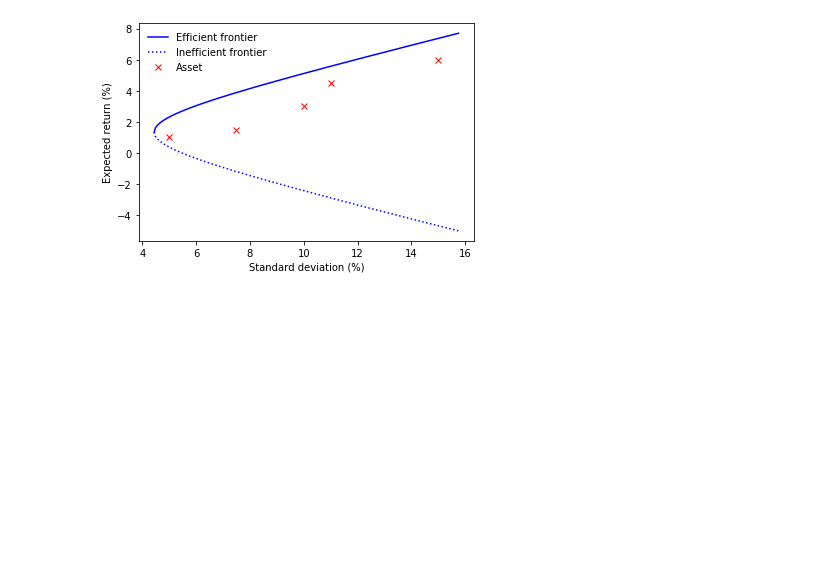
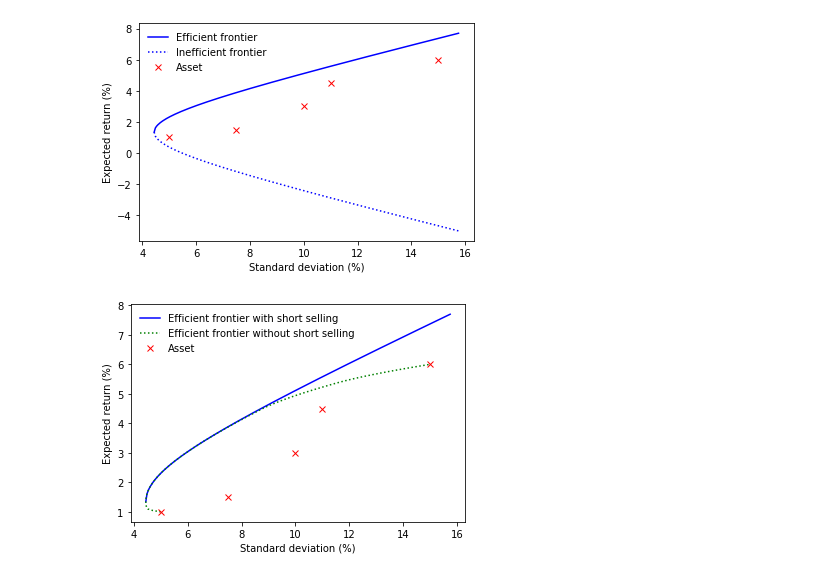
Before and after one commit to nakatsuma/GES-PEARL, a Jupyter notebook: notebook/ges_mvf.ipynb, the cells around one changed output. Drawn from its saved outputs; the diff is of its cells as text; code cells hidden in the pictures; blank space fills up the shorter version.

```diff
--- a/notebook/ges_mvf.ipynb
+++ b/notebook/ges_mvf.ipynb
@@ -108,13 +178,3 @@ $$
 \frac{A - \sqrt{D(C\sigma_P^2 - 1)}}{C}, & \mu_P < \frac{A}{C}.
 \end{cases}
 $$
-# %%
-V_Target = np.linspace(Mu.min(), Mu.max(), num=5)
-V_Risk = np.zeros(V_Target.shape)
-V_Weight = np.zeros((V_Target.shape[0], Mu.shape[0]))
-for idx, Target_Return in enumerate(V_Target):
-    V_Weight[idx, :] = (C * Target_Return - A) / D * la.solve(Sigma, Mu) \
-                       + (B - A * Target_Return) / D * la.solve(Sigma, iota)
-    V_Risk[idx] = (C / D) * (Target_Return - A / C) ** 2 + 1.0 / C
-np.set_printoptions(precision=3)
-print(np.vstack((V_Target, np.sqrt(V_Risk), V_Weight.T * 100)))
@@ -144,3 +196,14 @@ plt.ylabel('Expected return (%)')
 plt.show()
 # %% [output]
 [figure]
+# %%
+fig3 = plt.figure(num=3, facecolor='w')
+plt.plot(sigma_p, mu_p_efficient, 'b-', label='Efficient frontier with short selling')
+plt.plot(V_Risk, V_Target, 'g:', label='Efficient frontier without short selling')
+plt.plot(np.sqrt(np.diagonal(Sigma)), Mu, 'rx', label='Asset')
+plt.legend(loc='best',  frameon=False)
+plt.xlabel('Standard deviation (%)')
+plt.ylabel('Expected return (%)')
+plt.show()
+# %% [output]
+[figure, added]
```
Also changed, not shown: parts of 19 cells of this notebook.
